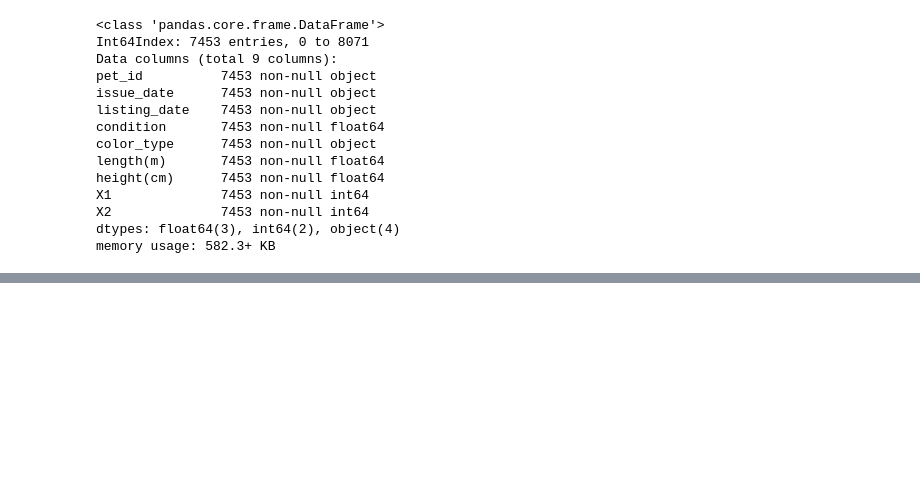
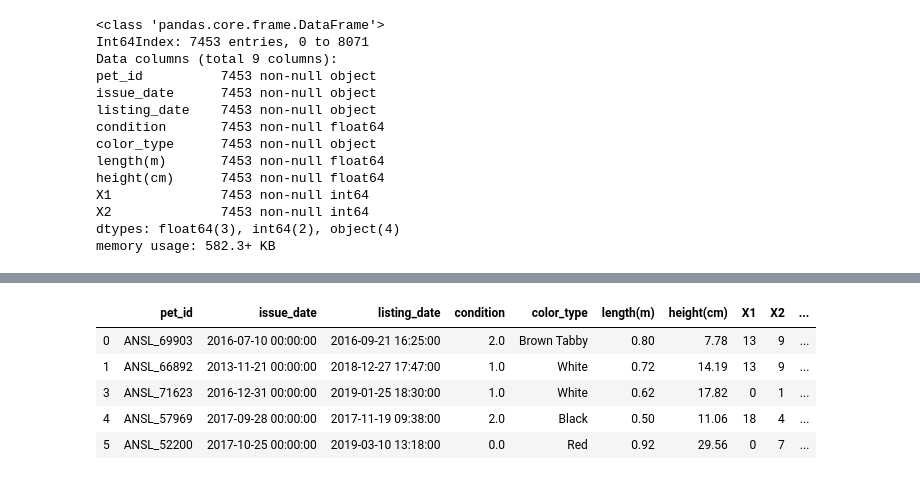
Before and after one commit to Princeshaw/Pet-Adoption-Hackerearth, a Jupyter notebook: pet_adoption.ipynb, the cells around one changed output, grey strips where cells are left out. Saved outputs shown, nothing was run; the diff lists cells and outputs as text; code cells hidden in the pictures; blank space fills up the shorter version.

```diff
--- a/pet_adoption.ipynb
+++ b/pet_adoption.ipynb
@@ -149,0 +169,9 @@ totalDataset
+# %%
+dataset.head()
+# %% [output]
+|  | pet_id | issue_date | listing_date | condition | color_type | length(m) | height(cm) | X1 | X2 | ... |
+| 0 | ANSL_69903 | 2016-07-10 00:00:00 | 2016-09-21 16:25:00 | 2.0 | Brown Tabby | 0.80 | 7.78 | 13 | 9 | ... |
+| 1 | ANSL_66892 | 2013-11-21 00:00:00 | 2018-12-27 17:47:00 | 1.0 | White | 0.72 | 14.19 | 13 | 9 | ... |
+| 3 | ANSL_71623 | 2016-12-31 00:00:00 | 2019-01-25 18:30:00 | 1.0 | White | 0.62 | 17.82 | 0 | 1 | ... |
+| 4 | ANSL_57969 | 2017-09-28 00:00:00 | 2017-11-19 09:38:00 | 2.0 | Black | 0.50 | 11.06 | 18 | 4 | ... |
+| 5 | ANSL_52200 | 2017-10-25 00:00:00 | 2019-03-10 13:18:00 | 0.0 | Red | 0.92 | 29.56 | 0 | 7 | ... |
```
Also changed, not shown: parts of 11 cells of this notebook.
